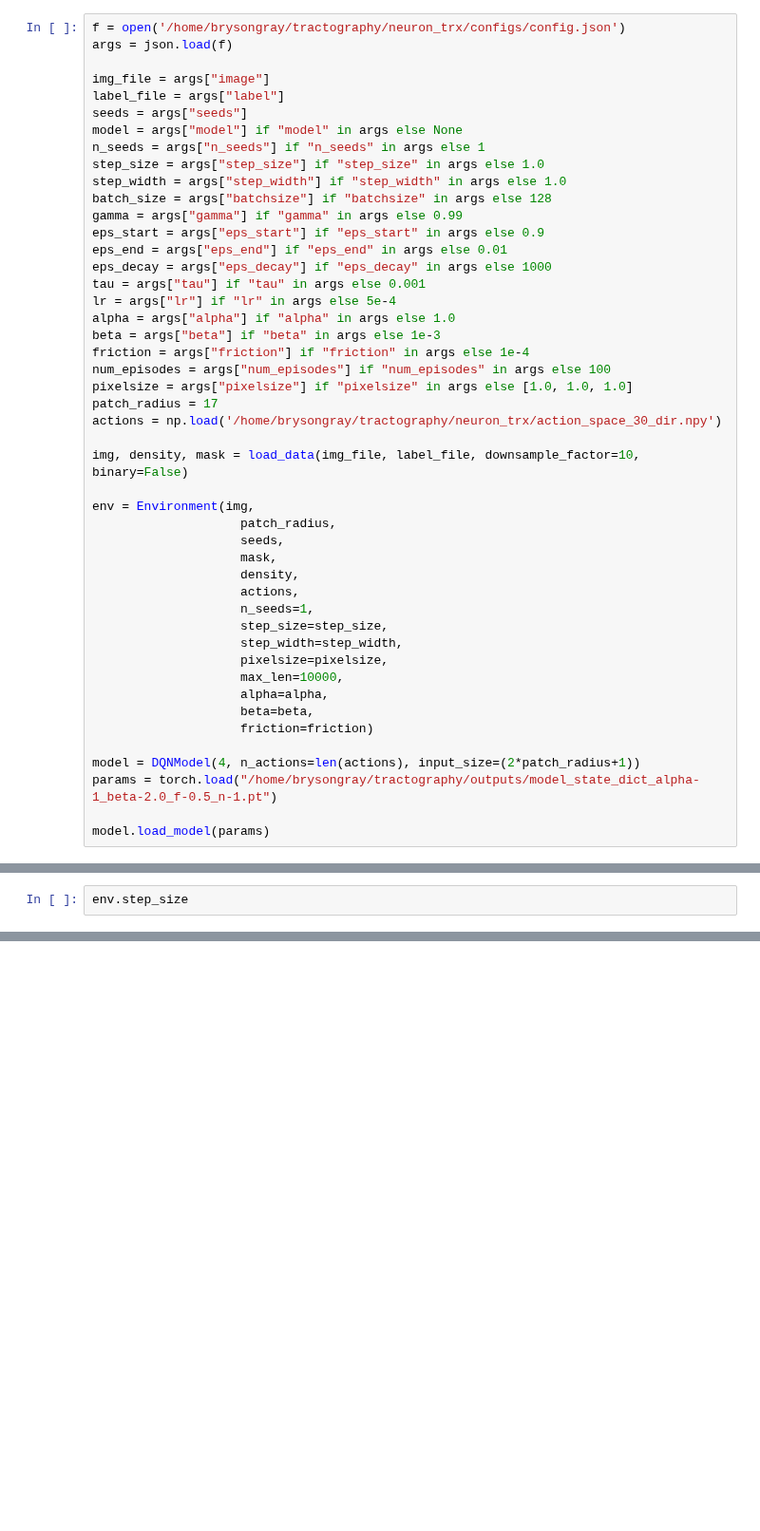
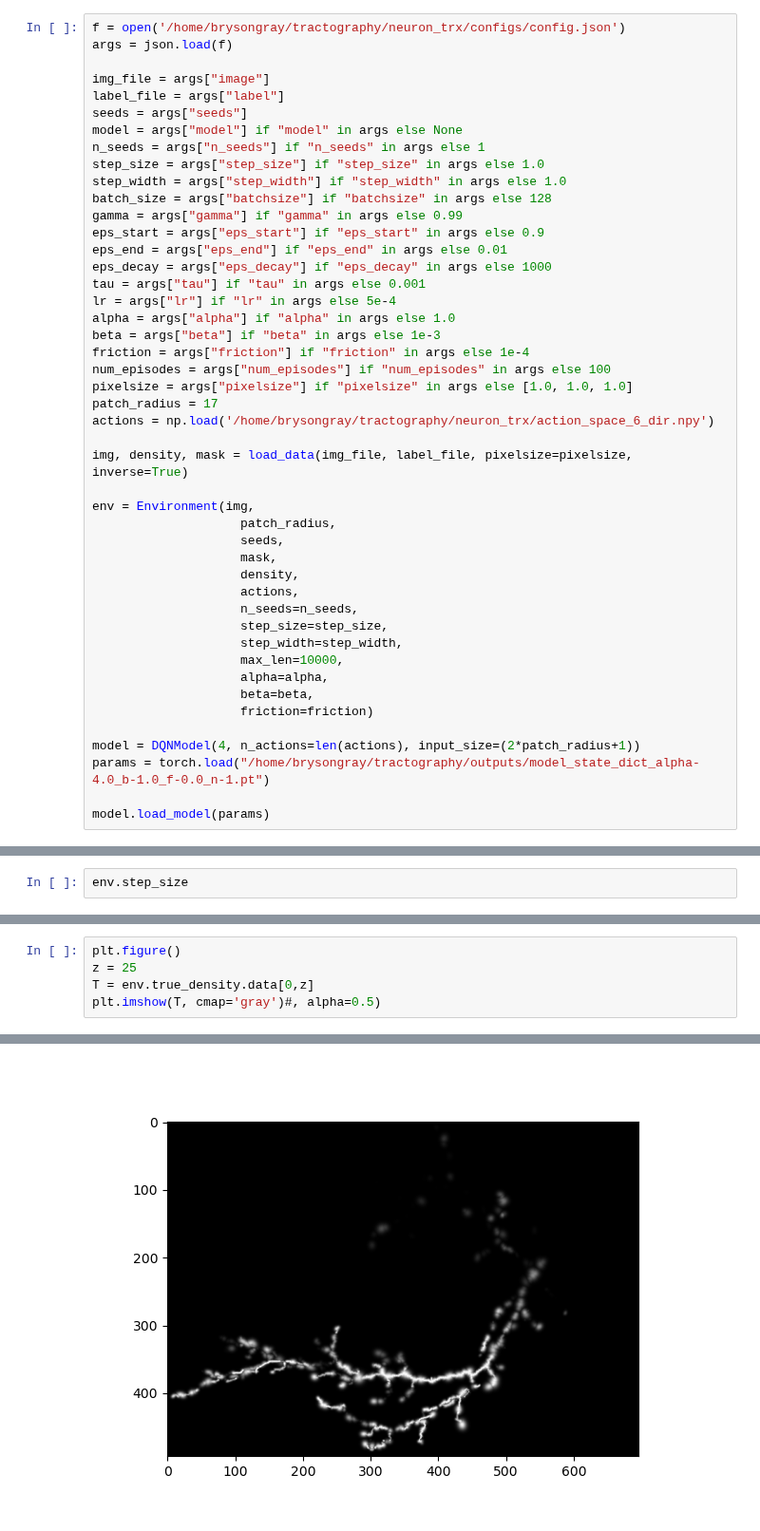
Before and after one commit to twardlab/neurotrack, a Jupyter notebook: neuron_trx/notebooks/neuron_trx_tests.ipynb, the cells around one changed output, grey strips where cells are left out. Shown at 95% size. Cells and saved outputs as stored; diff of their text form; blank space fills up the shorter version.

```diff
--- a/neuron_trx/notebooks/neuron_trx_tests.ipynb
+++ b/neuron_trx/notebooks/neuron_trx_tests.ipynb
@@ -413,9 +444,9 @@ friction = args["friction"] if "friction" in args else 1e-4
 num_episodes = args["num_episodes"] if "num_episodes" in args else 100
 pixelsize = args["pixelsize"] if "pixelsize" in args else [1.0, 1.0, 1.0]
 patch_radius = 17
-actions = np.load('/home/brysongray/tractography/neuron_trx/action_space_30_dir.npy')
+actions = np.load('/home/brysongray/tractography/neuron_trx/action_space_6_dir.npy')
 
-img, density, mask = load_data(img_file, label_file, downsample_factor=10, binary=False)
+img, density, mask = load_data(img_file, label_file, pixelsize=pixelsize, inverse=True)
 
 env = Environment(img,
                     patch_radius,
@@ -423,17 +454,16 @@ env = Environment(img,
                     mask,
                     density,
                     actions,
-                    n_seeds=1,
+                    n_seeds=n_seeds,
                     step_size=step_size,
                     step_width=step_width,
-                    pixelsize=pixelsize,
                     max_len=10000,
                     alpha=alpha,
                     beta=beta,
                     friction=friction)
 
 model = DQNModel(4, n_actions=len(actions), input_size=(2*patch_radius+1))
-params = torch.load("/home/brysongray/tractography/outputs/model_state_dict_alpha-1_beta-2.0_f-0.5_n-1.pt")
+params = torch.load("/home/brysongray/tractography/outputs/model_state_dict_alpha-4.0_b-1.0_f-0.0_n-1.pt")
 
 model.load_model(params)
 # %% [output]
@@ -478,0 +496,6 @@ print(a)
+# %%
+plt.figure()
+z = 25
+T = env.true_density.data[0,z]
+plt.imshow(T, cmap='gray')#, alpha=0.5)
+# %% [output]
@@ -479,3 +503,4 @@ print(a)
+[figure, added]
 # %%
 plt.figure()
 D = env.img.data[-1].amax(dim=(0))
```
Also changed, not shown: parts of 18 cells of this notebook, 6 other files.
